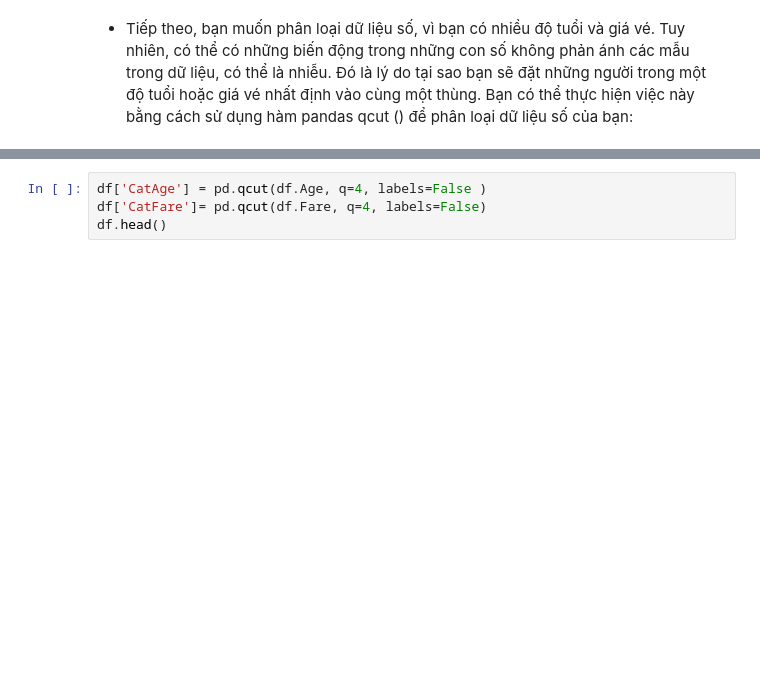
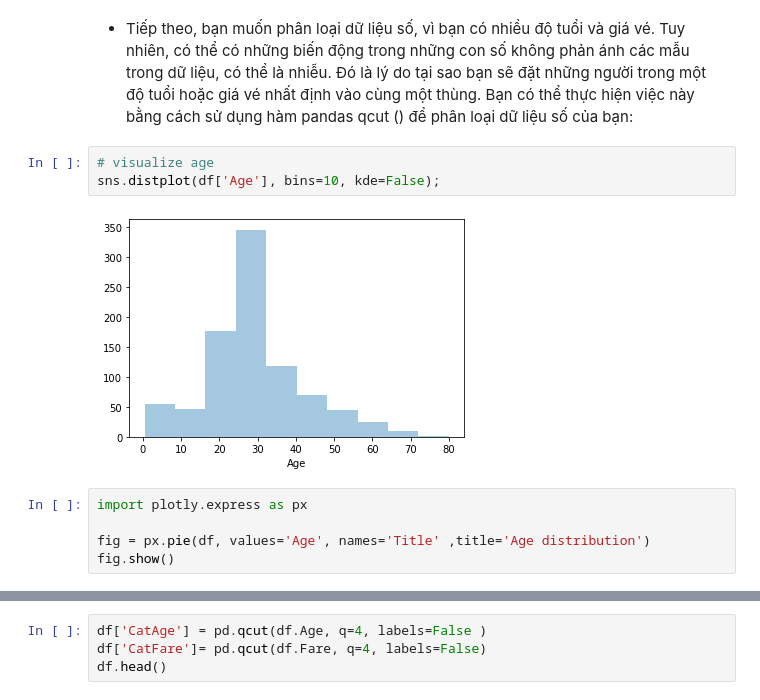
Before and after one commit to PTson2207/Engineer-Selection, a Jupyter notebook: FE_titanic.ipynb, the cells around one changed output, grey strips where cells are left out. Cells and saved outputs as stored; diff of their text form; blank space fills up the shorter version.

```diff
--- a/FE_titanic.ipynb
+++ b/FE_titanic.ipynb
@@ -149,3 +149,13 @@ df.head()
 | 4 | 0 | 3 | male | 35.0 | 0 | 0 | 8.0500 | S | Mr | False |
 # %% [markdown]
 - Tiếp theo, bạn muốn phân loại dữ liệu số, vì bạn có nhiều độ tuổi và giá vé. Tuy nhiên, có thể có những biến động trong những con số không phản ánh các mẫu trong dữ liệu, có thể là nhiễu. Đó là lý do tại sao bạn sẽ đặt những người trong một độ tuổi hoặc giá vé nhất định vào cùng một thùng. Bạn có thể thực hiện việc này bằng cách sử dụng hàm pandas qcut () để phân loại dữ liệu số của bạn:
+# %%
+# visualize age
+sns.distplot(df['Age'], bins=10, kde=False);
+# %% [output]
+[figure, added]
+# %%
+import plotly.express as px
+
+fig = px.pie(df, values='Age', names='Title' ,title='Age distribution')
+fig.show()
```
Also changed, not shown: parts of 4 cells of this notebook.
